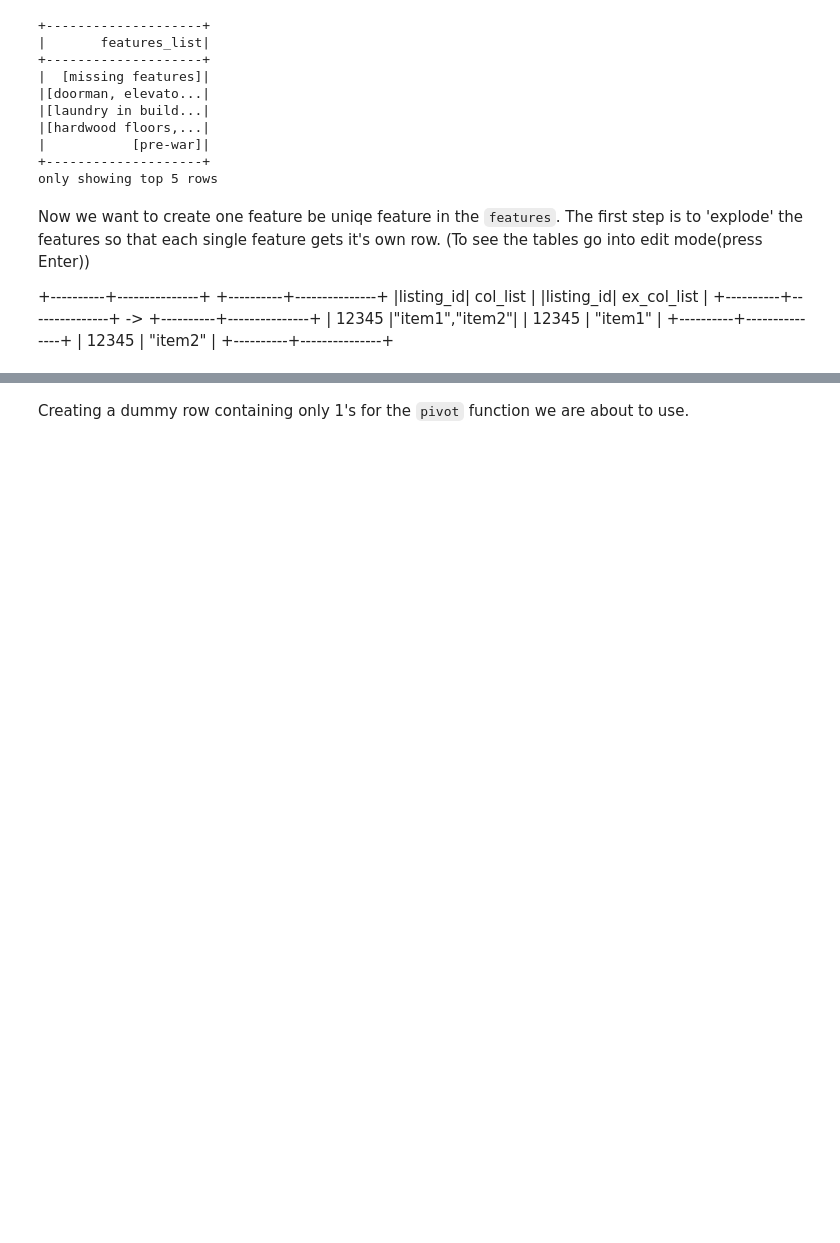
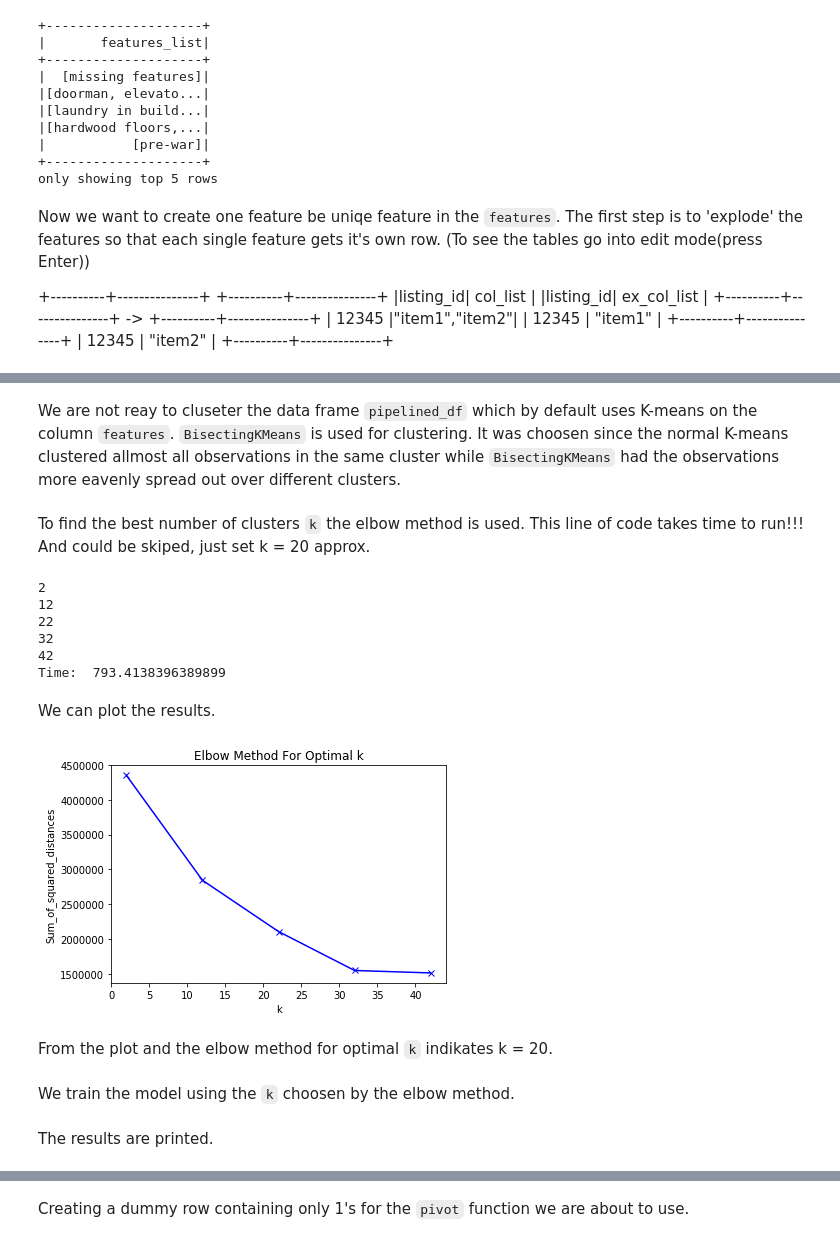
Before and after one commit to DrewPritchard/BigData_PSTAT235, a Jupyter notebook: rentalPrice_jonas.ipynb, the cells around one changed output, grey strips where cells are left out. Saved outputs shown, nothing was run; the diff lists cells and outputs as text; code cells hidden in the pictures; blank space fills up the shorter version.

Commit message:
K-means clustering of features

```diff
--- a/rentalPrice_jonas.ipynb
+++ b/rentalPrice_jonas.ipynb
@@ -464,0 +461,4 @@ Displaying the exploded list.
+# %%
+clustering_df = feat_df_ex[["ex_features_list"]]
+clustering_df.cache()
+clustering_df.show(5)
@@ -464,0 +478,3 @@ Displaying the exploded list.
+# %%
+clustering_df = clustering_df.withColumnRenamed("ex_features_list", "text")
+clustering_df.columns
@@ -464,0 +485,11 @@ Displaying the exploded list.
+# %%
+from pyspark.ml.feature import HashingTF, IDF, Tokenizer, CountVectorizer, StopWordsRemover
+from pyspark.ml.pipeline import Pipeline
+
+tokenizer = Tokenizer(inputCol="text", outputCol="tokens")
+remover = StopWordsRemover(inputCol="tokens", outputCol="stopWordsRemovedTokens")
+hashingTF = HashingTF(inputCol="stopWordsRemovedTokens", outputCol="rawFeatures", numFeatures=2000)
+idf = IDF(inputCol="rawFeatures", outputCol="features", minDocFreq=5)
+
+pipeline = Pipeline(stages=[tokenizer, remover, hashingTF, idf])
+pipelined_df = pipeline.fit(clustering_df).transform(clustering_df)
@@ -522,0 +511,39 @@ feat_df_ex = feat_df_ex.withColumn("ex_features_list",
+# %% [markdown]
+We are not reay to cluseter the data frame `pipelined_df` which by default uses K-means on the column `features`. `BisectingKMeans` is used for clustering. It was choosen since the normal K-means clustered allmost all observations in the same cluster while `BisectingKMeans` had the observations more eavenly spread out over different clusters.
+# %% [markdown]
+To find the best number of clusters `k` the elbow method is used. This line of code takes time to run!!! And could be skiped, just set k = 20 approx.
+# %%
+from pyspark.ml.clustering import BisectingKMeans
+import timeit
+start = timeit.default_timer()
+
+Sum_of_squared_distances = []
+K = range(2, 50, 10)
+
+for i in K:
+    km = BisectingKMeans(k = i)
+    model = km.fit(pipelined_df)
+    Sum_of_squared_distances.append(model.computeCost(pipelined_df))
+    print(i)
+
+stop = timeit.default_timer()
+print('Time: ', stop - start)
+# %% [output]
+2
+12
+22
+32
+42
+Time:  793.4138396389899
+# %% [markdown]
+We can plot the results.
+# %%
+plt.plot(K, Sum_of_squared_distances, 'bx-')
+plt.xlabel('k')
+plt.ylabel('Sum_of_squared_distances')
+plt.title('Elbow Method For Optimal k')
+plt.show()
+# %% [output]
+[figure, added]
+# %% [markdown]
+From the plot and the elbow method for optimal `k` indikates k = 20.
@@ -522,0 +552,2 @@ feat_df_ex = feat_df_ex.withColumn("ex_features_list",
+# %% [markdown]
+We train the model using the `k` choosen by the elbow method.
@@ -522,0 +557,2 @@ feat_df_ex = feat_df_ex.withColumn("ex_features_list",
+# %% [markdown]
+The results are printed.
```
Also changed, not shown: parts of 108 cells of this notebook.
